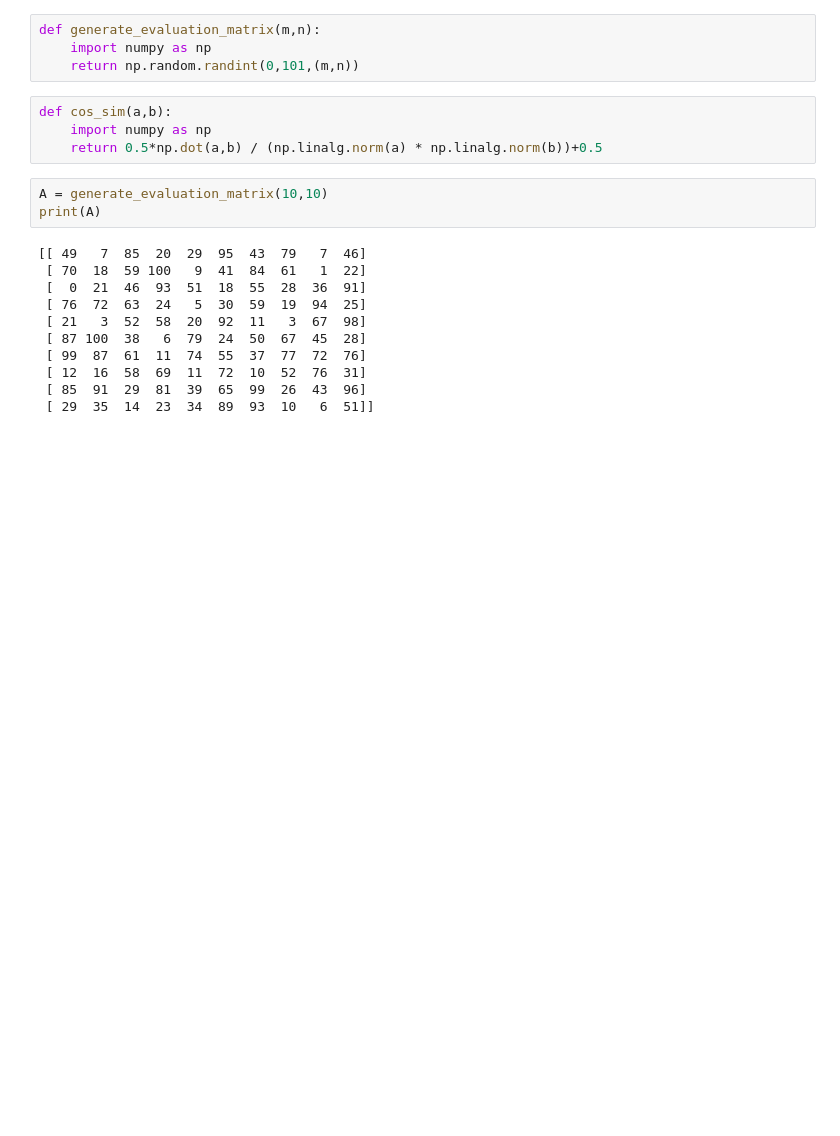
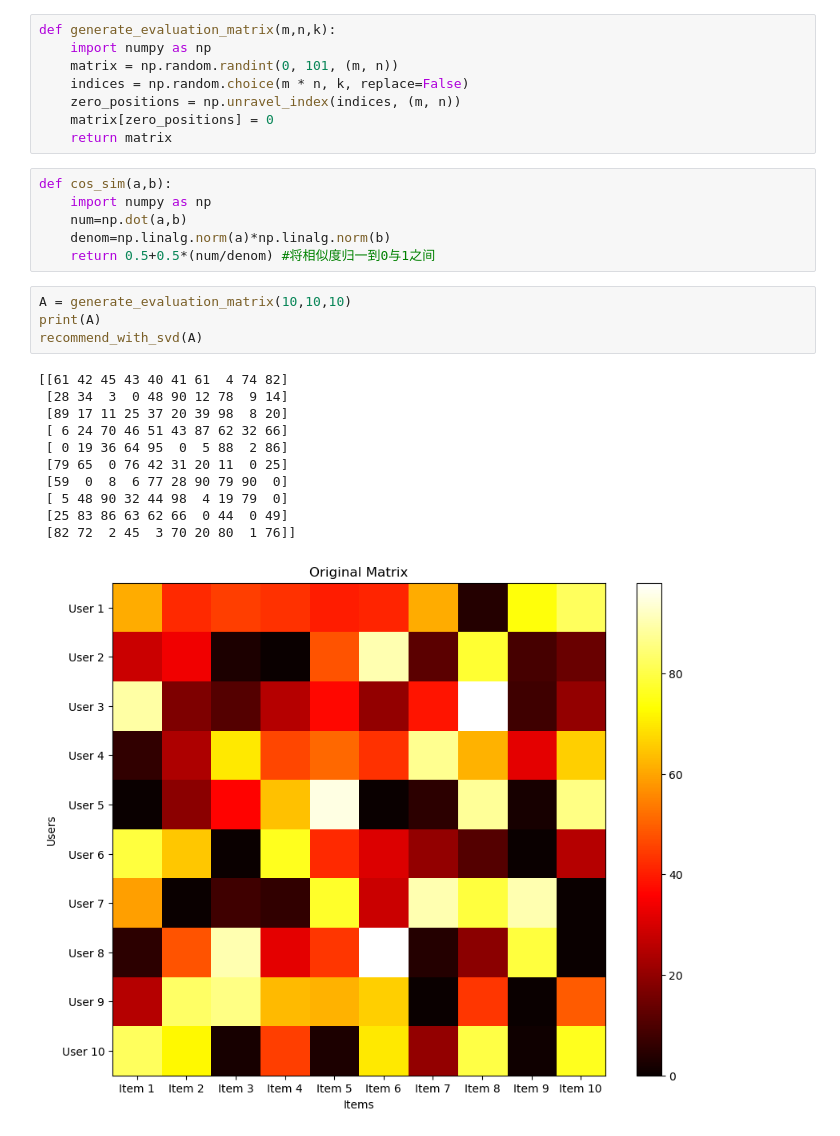
Before and after one commit to anka-afk/recommend_with_svd, a Jupyter notebook: recommend_with_svd.ipynb, the cells around one changed output. Saved outputs shown, nothing was run; the diff lists cells and outputs as text; blank space fills up the shorter version.

```diff
--- a/recommend_with_svd.ipynb
+++ b/recommend_with_svd.ipynb
@@ -28,22 +49,30 @@ def recommend_with_svd(A,energy_percentage=0.9):
 # %%
-def generate_evaluation_matrix(m,n):
+def generate_evaluation_matrix(m,n,k):
     import numpy as np
-    return np.random.randint(0,101,(m,n))
+    matrix = np.random.randint(0, 101, (m, n))
+    indices = np.random.choice(m * n, k, replace=False)
+    zero_positions = np.unravel_index(indices, (m, n))
+    matrix[zero_positions] = 0
+    return matrix
 # %%
 def cos_sim(a,b):
     import numpy as np
-    return 0.5*np.dot(a,b) / (np.linalg.norm(a) * np.linalg.norm(b))+0.5
+    num=np.dot(a,b)
+    denom=np.linalg.norm(a)*np.linalg.norm(b)
+    return 0.5+0.5*(num/denom) #将相似度归一到0与1之间
 # %%
-A = generate_evaluation_matrix(10,10)
+A = generate_evaluation_matrix(10,10,10)
 print(A)
+recommend_with_svd(A)
 # %% [output]
-[[ 49   7  85  20  29  95  43  79   7  46]
- [ 70  18  59 100   9  41  84  61   1  22]
- [  0  21  46  93  51  18  55  28  36  91]
- [ 76  72  63  24   5  30  59  19  94  25]
- [ 21   3  52  58  20  92  11   3  67  98]
- [ 87 100  38   6  79  24  50  67  45  28]
- [ 99  87  61  11  74  55  37  77  72  76]
- [ 12  16  58  69  11  72  10  52  76  31]
- [ 85  91  29  81  39  65  99  26  43  96]
- [ 29  35  14  23  34  89  93  10   6  51]]
+[[61 42 45 43 40 41 61  4 74 82]
+ [28 34  3  0 48 90 12 78  9 14]
+ [89 17 11 25 37 20 39 98  8 20]
+ [ 6 24 70 46 51 43 87 62 32 66]
+ [ 0 19 36 64 95  0  5 88  2 86]
+ [79 65  0 76 42 31 20 11  0 25]
+ [59  0  8  6 77 28 90 79 90  0]
+ [ 5 48 90 32 44 98  4 19 79  0]
+ [25 83 86 63 62 66  0 44  0 49]
+ [82 72  2 45  3 70 20 80  1 76]]
+[figure, added]
```
Also changed, not shown: parts of 2 cells of this notebook.
